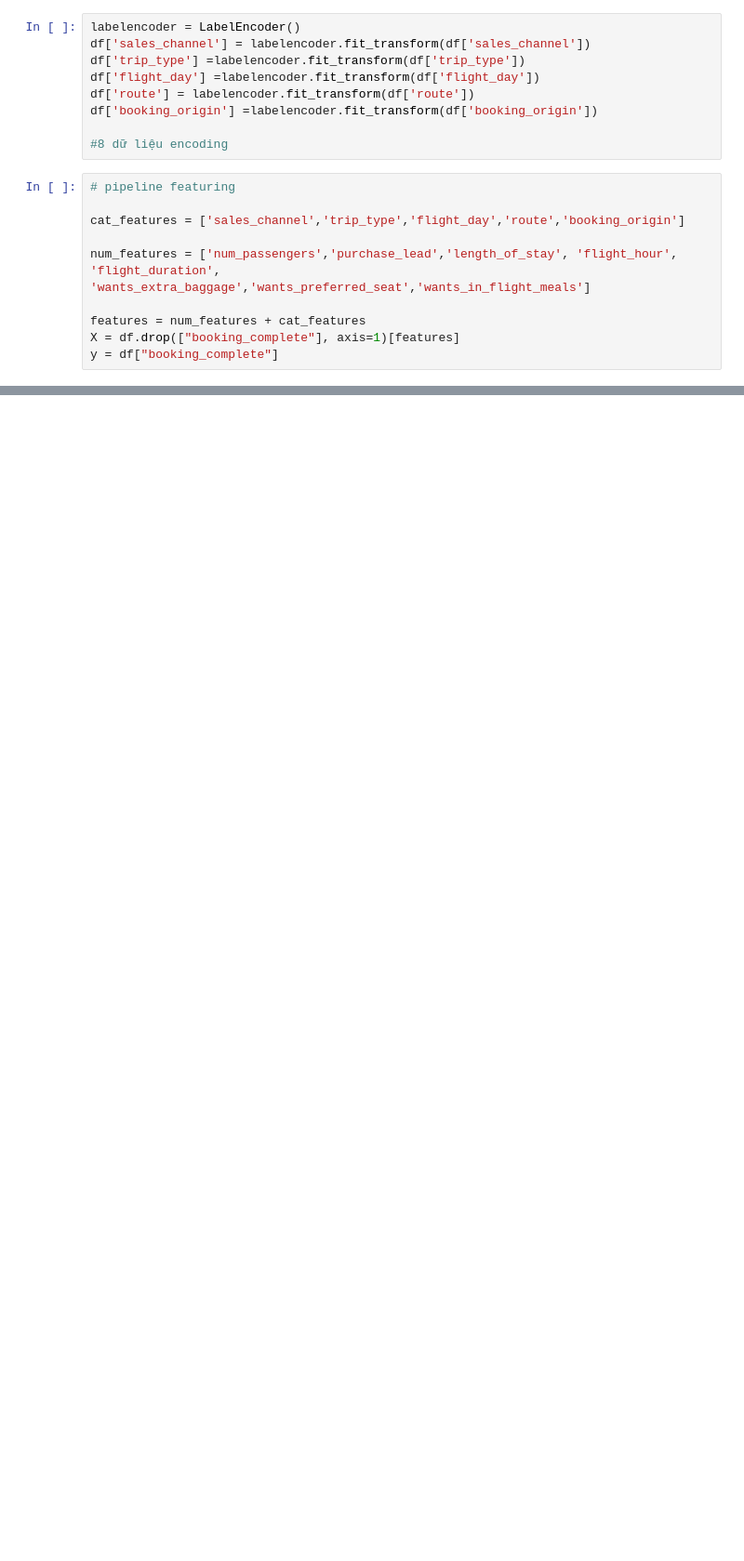
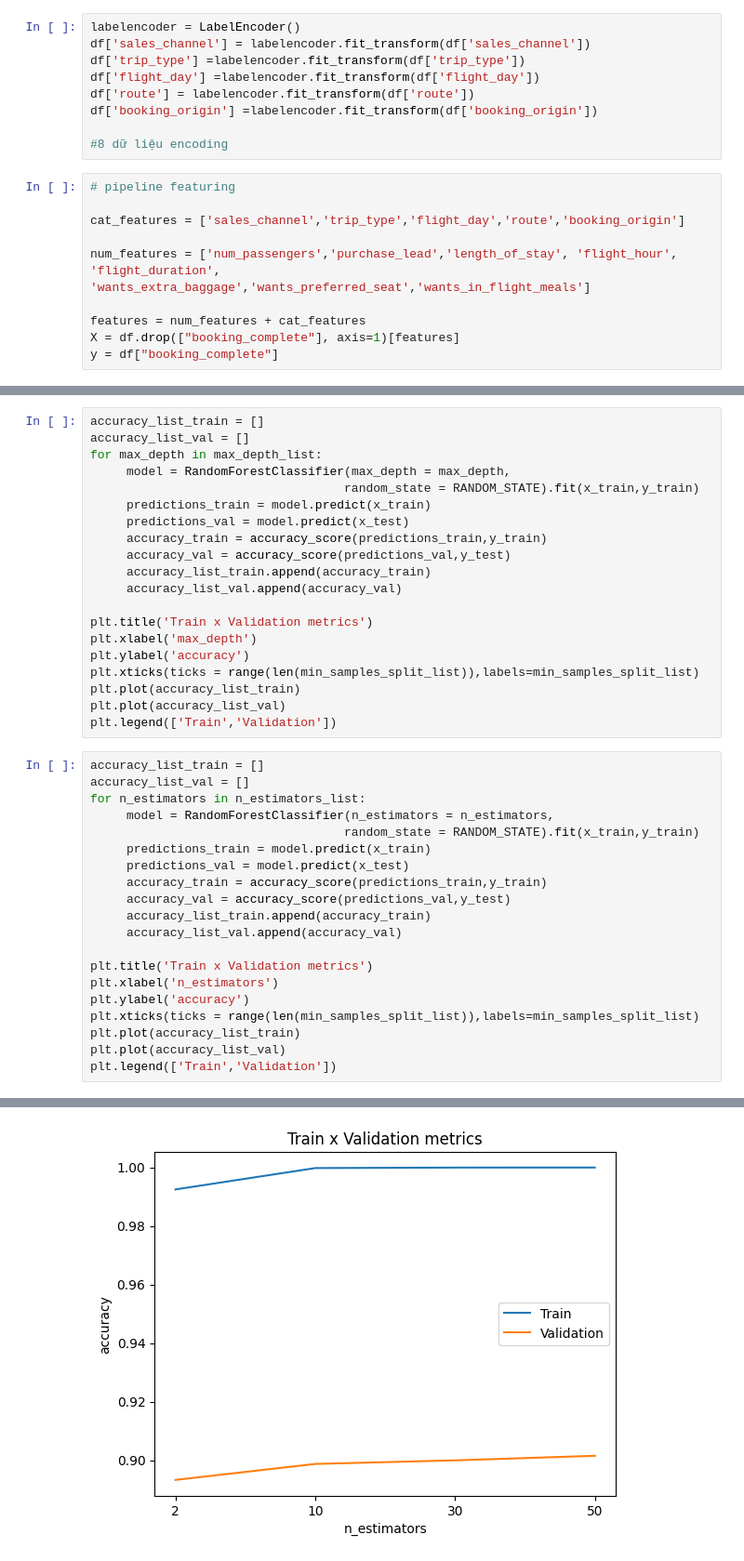
Before and after one commit to tnt305/British-airways, a Jupyter notebook: british airways theforage/3 british_airways modeling.ipynb, the cells around one changed output, grey strips where cells are left out. Shown at 93% size. Cells and saved outputs as stored; diff of their text form; blank space fills up the shorter version.

```diff
--- a/british airways theforage/3 british_airways modeling.ipynb
+++ b/british airways theforage/3 british_airways modeling.ipynb
@@ -212,0 +218,41 @@ Parameters: { "max_features", "min_samples_split" } are not used.
+# %%
+accuracy_list_train = []
+accuracy_list_val = []
+for max_depth in max_depth_list:
+     model = RandomForestClassifier(max_depth = max_depth,
+                                   random_state = RANDOM_STATE).fit(x_train,y_train)
+     predictions_train = model.predict(x_train)
+     predictions_val = model.predict(x_test)
+     accuracy_train = accuracy_score(predictions_train,y_train)
+     accuracy_val = accuracy_score(predictions_val,y_test)
+     accuracy_list_train.append(accuracy_train)
+     accuracy_list_val.append(accuracy_val)
+
+plt.title('Train x Validation metrics')
+plt.xlabel('max_depth')
+plt.ylabel('accuracy')
+plt.xticks(ticks = range(len(min_samples_split_list)),labels=min_samples_split_list)
+plt.plot(accuracy_list_train)
+plt.plot(accuracy_list_val)
+plt.legend(['Train','Validation'])
+# %%
+accuracy_list_train = []
+accuracy_list_val = []
+for n_estimators in n_estimators_list:
+     model = RandomForestClassifier(n_estimators = n_estimators,
+                                   random_state = RANDOM_STATE).fit(x_train,y_train)
+     predictions_train = model.predict(x_train)
+     predictions_val = model.predict(x_test)
+     accuracy_train = accuracy_score(predictions_train,y_train)
+     accuracy_val = accuracy_score(predictions_val,y_test)
+     accuracy_list_train.append(accuracy_train)
+     accuracy_list_val.append(accuracy_val)
+
+plt.title('Train x Validation metrics')
+plt.xlabel('n_estimators')
+plt.ylabel('accuracy')
+plt.xticks(ticks = range(len(min_samples_split_list)),labels=min_samples_split_list)
+plt.plot(accuracy_list_train)
+plt.plot(accuracy_list_val)
+plt.legend(['Train','Validation'])
+# %% [output]
@@ -212,0 +260 @@ Parameters: { "max_features", "min_samples_split" } are not used.
+[figure, added]
```
Also changed, not shown: parts of 21 cells of this notebook.
